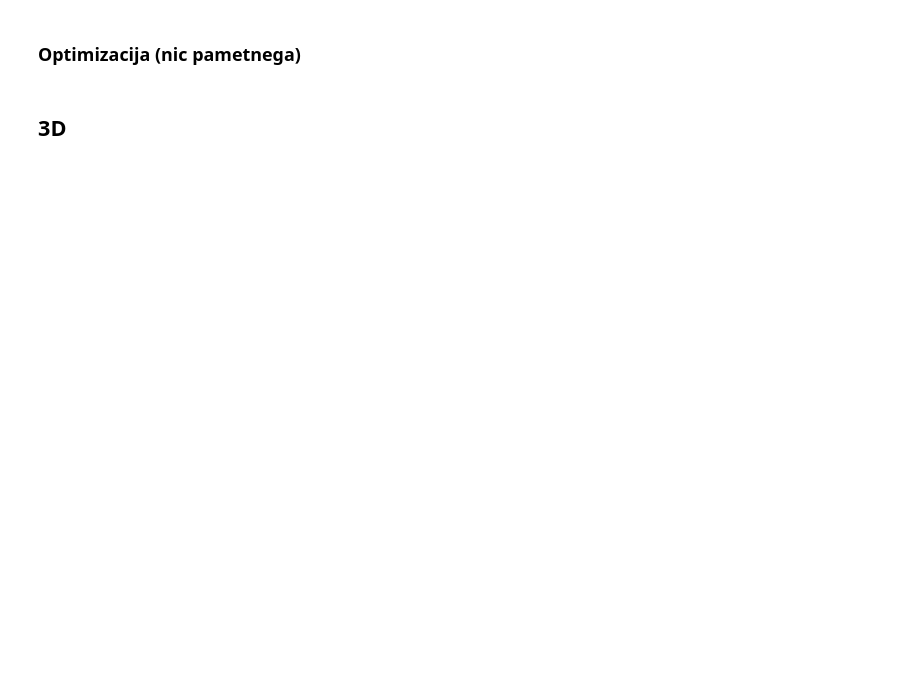
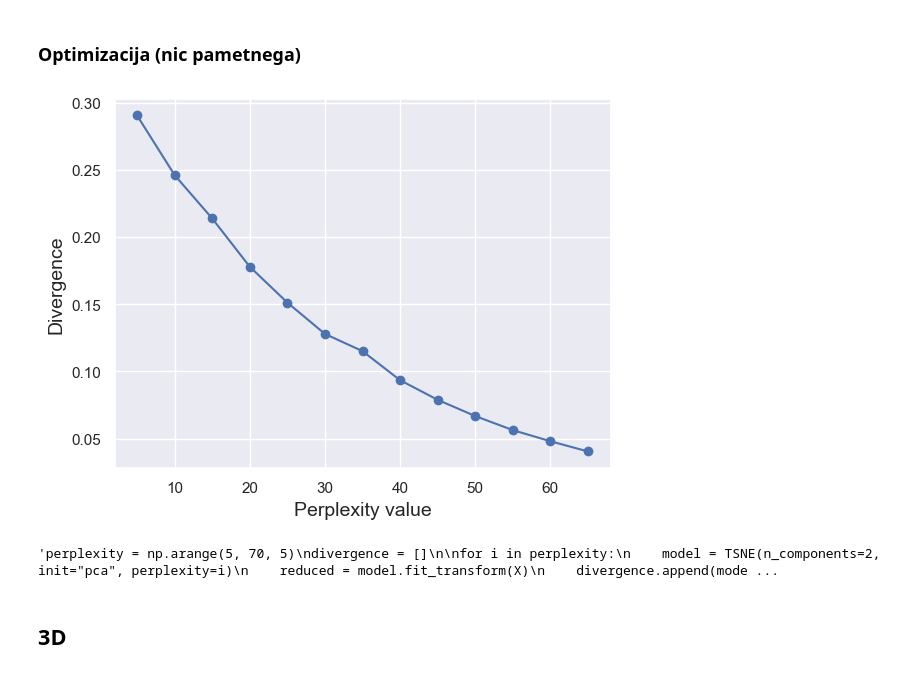
Before and after one commit to borbregant/institut, a Jupyter notebook: t-SNE.ipynb, the cells around one changed output. Saved outputs shown, nothing was run; the diff lists cells and outputs as text; code cells hidden in the pictures; blank space fills up the shorter version.

```diff
--- a/t-SNE.ipynb
+++ b/t-SNE.ipynb
@@ -59,7 +86,24 @@ fig.show()
 # %% [markdown]
 ### Optimizacija (nic pametnega)
+# %%
+perplexity = np.arange(5, 70, 5)
+divergence = []
+for i in perplexity:
+    model = TSNE(n_components=2, init="pca", perplexity=i)
+    reduced = model.fit_transform(X)
+    divergence.append(model.kl_divergence_)
+# %%
+fig, ax = plt.subplots()
+
+plt.plot(perplexity, divergence, marker = 'o')
+ax.set_xlabel("Perplexity value", fontsize=14)
+ax.set_ylabel("Divergence", fontsize=14)
+
+plt.show()
+# %% [output]
+[figure, added]
 # %%
-perplexity = np.arange(5, 70, 5)
+"""perplexity = np.arange(5, 70, 5)
 divergence = []
 
 for i in perplexity:
@@ -69,7 +113,9 @@ for i in perplexity:
 fig = px.line(x=perplexity, y=divergence, markers=True)
 fig.update_layout(xaxis_title="Perplexity Values", yaxis_title="Divergence")
 fig.update_traces(line_color="red", line_width=1)
-fig.show()
+fig.show()"""
+# %% [output]
+'perplexity = np.arange(5, 70, 5)\ndivergence = []\n\nfor i in perplexity:\n    model = TSNE(n_components=2, init="pca", perplexity=i)\n    reduced = model.fit_transform(X)\n    divergence.append(mode ...
 # %% [markdown]
 ## 3D
 # %%
```
Also changed, not shown: parts of 3 cells of this notebook.
